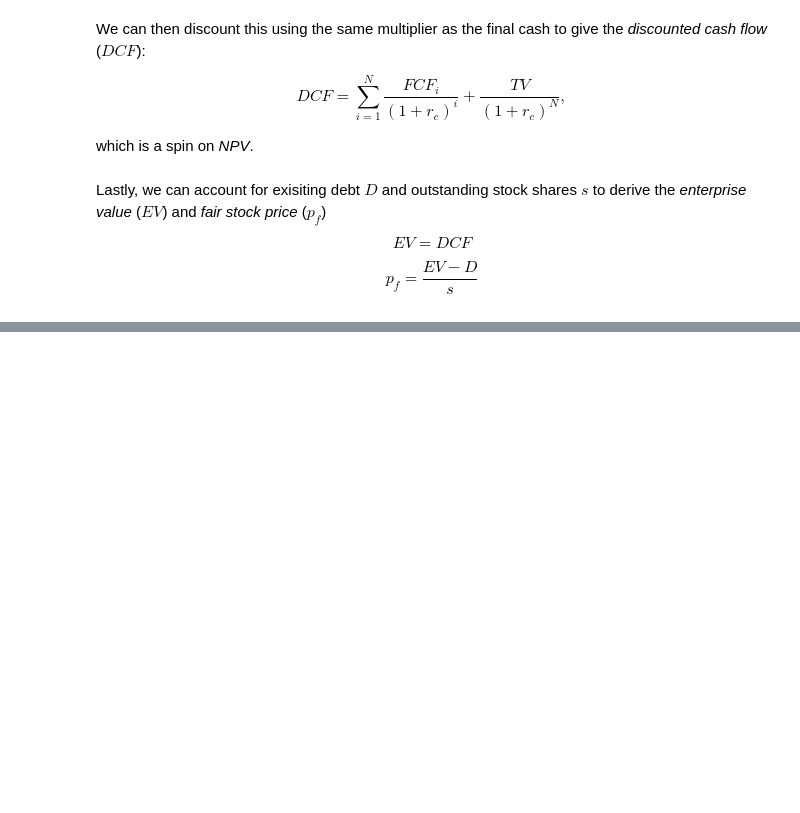
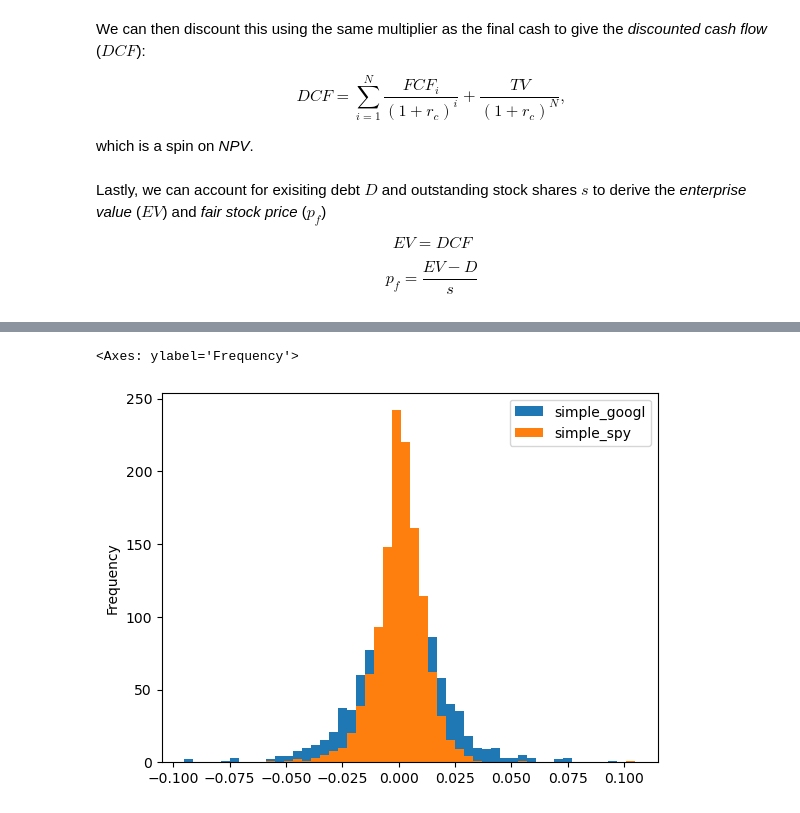
Before and after one commit to Acouvertier/phase_0_quant_foundations, a Jupyter notebook: phase_1_project.ipynb, the cells around one changed output, grey strips where cells are left out. Drawn from its saved outputs; the diff is of its cells as text; code cells hidden in the pictures; blank space fills up the shorter version.

```diff
--- a/phase_1_project.ipynb
+++ b/phase_1_project.ipynb
@@ -232,3 +234,16 @@ $$
 def fair_stock(debt,shares_outstanding,growth_rate, capital_cost, free_cash_flow):
     enterprise_value = dcf(growth_rate, capital_cost, free_cash_flow)
     return (enterprise_value - debt) / shares_outstanding
+# %%
+#Load Market Data (SPY - S&P500) and Particular Investment within said Market (GOOGL - Google)
+spy_data = grab_ticker(FMP_API_KEY,"SPY")
+google_data = grab_ticker(FMP_API_KEY,"GOOGL")
+# %%
+#Calculate Their Returns
+google_returns = returns_df(google_data)
+spy_returns = returns_df(spy_data)
+# %%
+#Visualize The Distributions
+google_returns = google_returns.rename(columns={"simple_returns":"simple_googl","log_returns":"log_googl"})
+spy_returns = spy_returns.rename(columns={"simple_returns":"simple_spy","log_returns":"log_spy"})
+google_spy_combined = pd.merge(google_returns,spy_returns,on='date',how='outer')
@@ -234,0 +260,5 @@ def fair_stock(debt,shares_outstanding,growth_rate, capital_cost, free_cash_flow
+# %%
+google_spy_combined[['simple_googl','simple_spy']].plot(kind='hist',bins=50)
+# %% [output]
+<Axes: ylabel='Frequency'>
+[figure, added]
```
Also changed, not shown: parts of 12 cells of this notebook, 4 other files.
